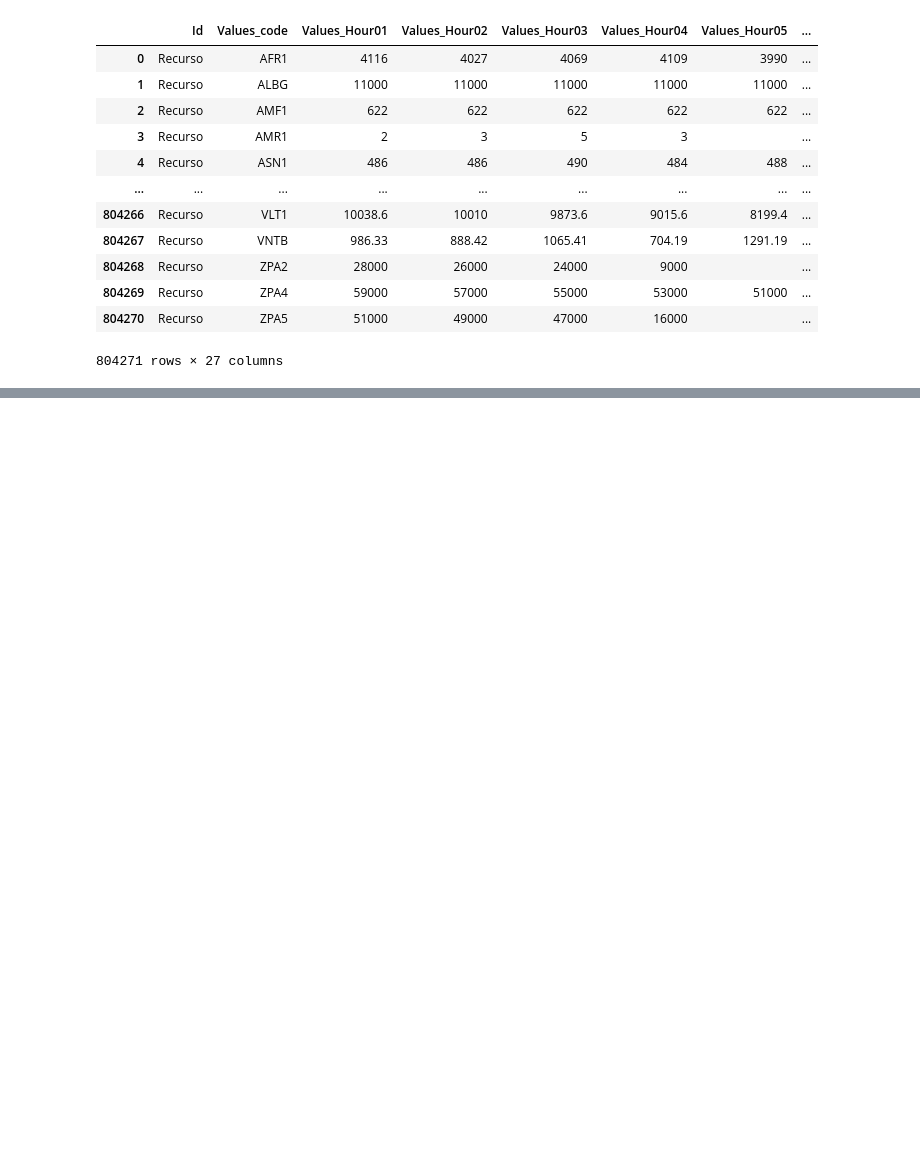
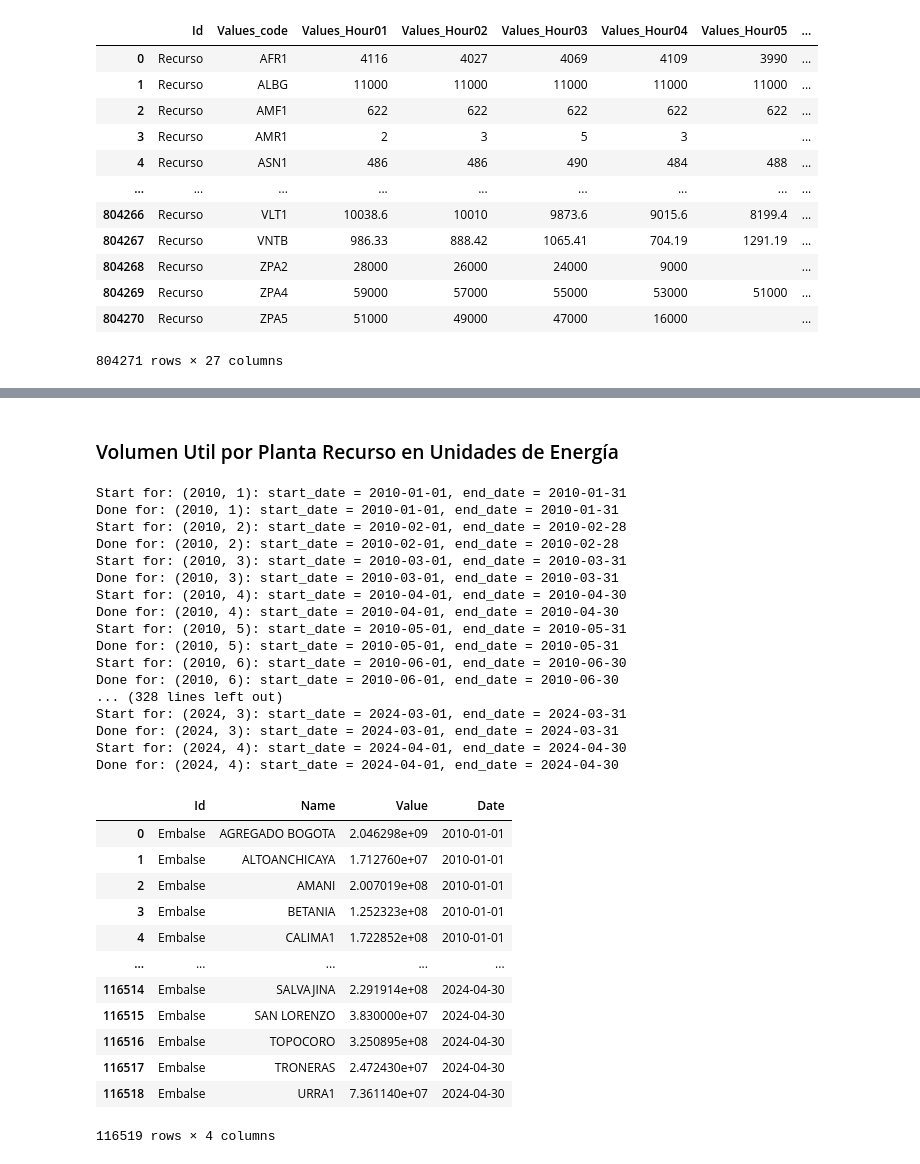
Before and after one commit to sistema-electrico-colombia/extraccion-datos-API, a Jupyter notebook: extraccion_datos_api_xm.ipynb, the cells around one changed output, grey strips where cells are left out. Cells and saved outputs as stored; diff of their text form; code cells hidden in the pictures; blank space fills up the shorter version.

Commit message:
[ADD] ⚡️ Se agrego el volumen util por sistema y por planta recurso

```diff
--- a/extraccion_datos_api_xm.ipynb
+++ b/extraccion_datos_api_xm.ipynb
@@ -394,0 +438,39 @@ df_generacion_ideal_planta_recurso.to_json('./data/generacion_ideal_planta_recur
+# %% [markdown]
+### Volumen Util por Planta Recurso en Unidades de Energía
+# %%
+date_dict = generate_date_dict(2010, 2024, 4)
+metric = "VoluUtilDiarEner"
+num_metric = 1
+df_volumen_util_energia_planta = extract_metric(date_dict,metric,num_metric)
+df_volumen_util_energia_planta
+# %% [output]
+Start for: (2010, 1): start_date = 2010-01-01, end_date = 2010-01-31
+Done for: (2010, 1): start_date = 2010-01-01, end_date = 2010-01-31
+Start for: (2010, 2): start_date = 2010-02-01, end_date = 2010-02-28
+Done for: (2010, 2): start_date = 2010-02-01, end_date = 2010-02-28
+Start for: (2010, 3): start_date = 2010-03-01, end_date = 2010-03-31
+Done for: (2010, 3): start_date = 2010-03-01, end_date = 2010-03-31
+Start for: (2010, 4): start_date = 2010-04-01, end_date = 2010-04-30
+Done for: (2010, 4): start_date = 2010-04-01, end_date = 2010-04-30
+Start for: (2010, 5): start_date = 2010-05-01, end_date = 2010-05-31
+Done for: (2010, 5): start_date = 2010-05-01, end_date = 2010-05-31
+Start for: (2010, 6): start_date = 2010-06-01, end_date = 2010-06-30
+Done for: (2010, 6): start_date = 2010-06-01, end_date = 2010-06-30
+... (328 lines left out)
+Start for: (2024, 3): start_date = 2024-03-01, end_date = 2024-03-31
+Done for: (2024, 3): start_date = 2024-03-01, end_date = 2024-03-31
+Start for: (2024, 4): start_date = 2024-04-01, end_date = 2024-04-30
+Done for: (2024, 4): start_date = 2024-04-01, end_date = 2024-04-30
+|  | Id | Name | Value | Date |
+| 0 | Embalse | AGREGADO BOGOTA | 2.046298e+09 | 2010-01-01 |
+| 1 | Embalse | ALTOANCHICAYA | 1.712760e+07 | 2010-01-01 |
+| 2 | Embalse | AMANI | 2.007019e+08 | 2010-01-01 |
+| 3 | Embalse | BETANIA | 1.252323e+08 | 2010-01-01 |
+| 4 | Embalse | CALIMA1 | 1.722852e+08 | 2010-01-01 |
+| ... | ... | ... | ... | ... |
+| 116514 | Embalse | SALVAJINA | 2.291914e+08 | 2024-04-30 |
+| 116515 | Embalse | SAN LORENZO | 3.830000e+07 | 2024-04-30 |
+| 116516 | Embalse | TOPOCORO | 3.250895e+08 | 2024-04-30 |
+| 116517 | Embalse | TRONERAS | 2.472430e+07 | 2024-04-30 |
+| 116518 | Embalse | URRA1 | 7.361140e+07 | 2024-04-30 |
+116519 rows × 4 columns
```
Also changed, not shown: parts of 5 cells of this notebook, 1 other file.
